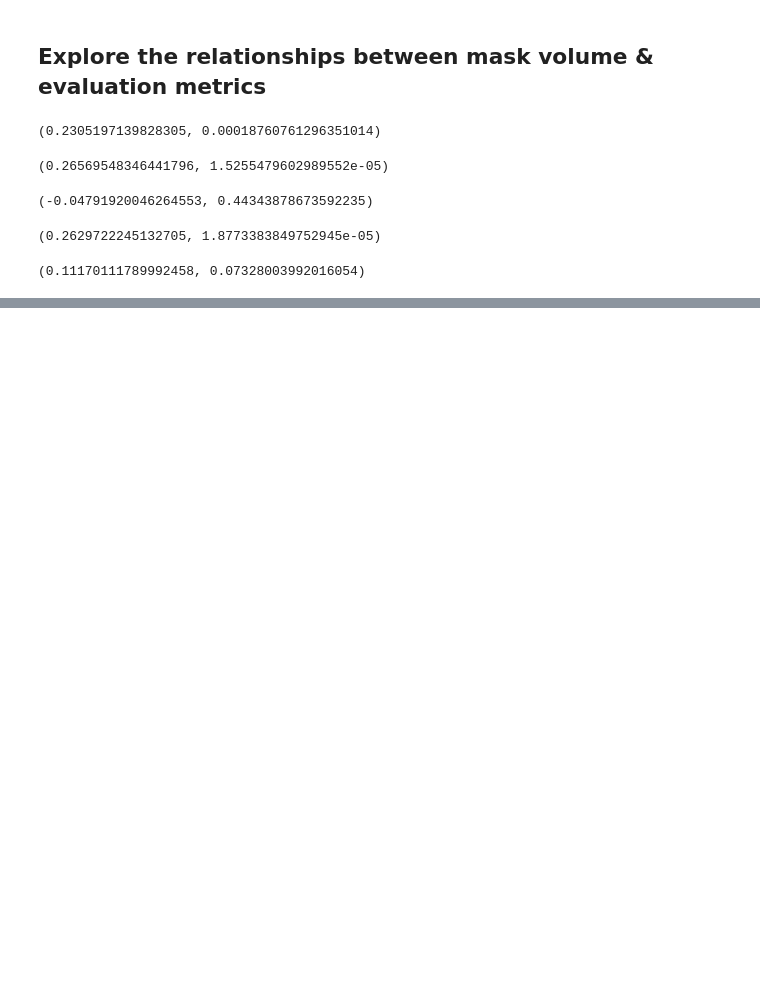
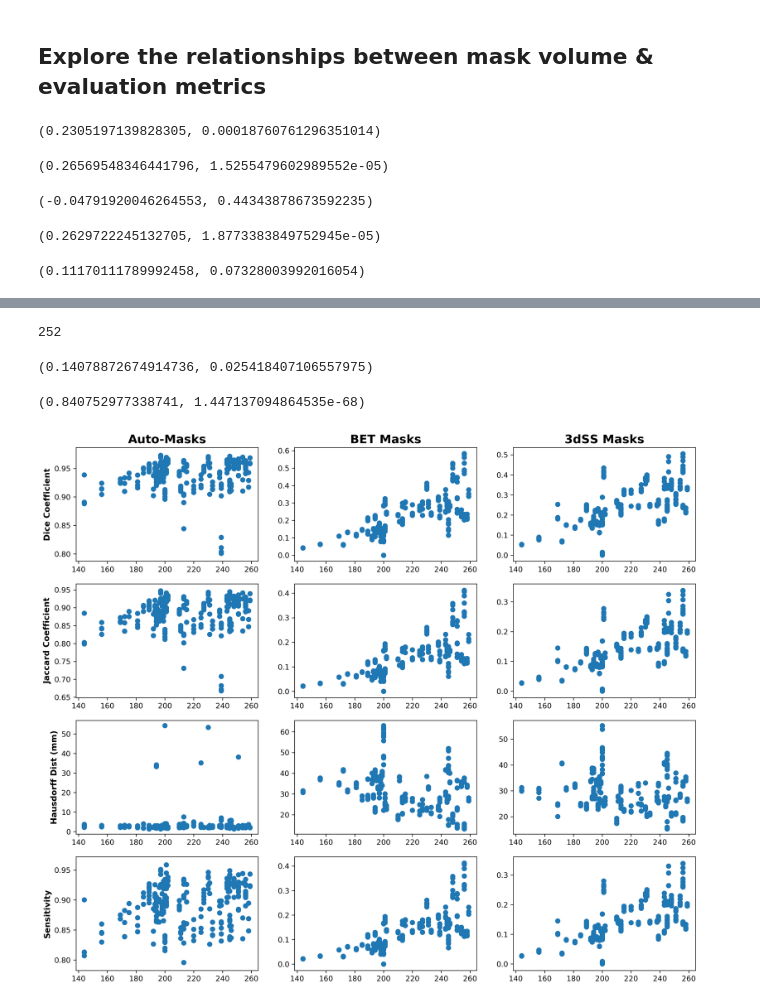
Before and after one commit to saigerutherford/fetal-code, a Jupyter notebook: figures/MedPy_Metrics.ipynb, the cells around one changed output, grey strips where cells are left out. Cells and saved outputs as stored; diff of their text form; code cells hidden in the pictures; blank space fills up the shorter version.

Commit message:
figure update

```diff
--- a/figures/MedPy_Metrics.ipynb
+++ b/figures/MedPy_Metrics.ipynb
@@ -333,0 +343,4 @@ stats.pearsonr(testmerge['MaskVolume'], testmerge['Pred_Specificity'])
+# %%
+age = pd.read_csv('All_Age.csv')
+# %%
+metrics = pd.read_csv('All_Metrics2.csv')
@@ -333,0 +360,2 @@ stats.pearsonr(testmerge['MaskVolume'], testmerge['Pred_Specificity'])
+# %%
+age_metrics = pd.merge(age, metrics, how='inner')
@@ -333,0 +376,64 @@ stats.pearsonr(testmerge['MaskVolume'], testmerge['Pred_Specificity'])
+# %%
+age_metrics.dropna(inplace=True)
+# %%
+len(age_metrics)
+# %% [output]
+252
+# %%
+stats.pearsonr(age_metrics['Age'], age_metrics['Pred_Dice'])
+# %% [output]
+(0.14078872674914736, 0.025418407106557975)
+# %%
+stats.pearsonr(age_metrics['Age'], age_metrics['MaskVolume'])
+# %% [output]
+(0.840752977338741, 1.447137094864535e-68)
+# %%
+fig = plt.figure(figsize = (15, 13), dpi=300)
+
+ax1 = fig.add_subplot(4, 3, 1)
+ax1.scatter(age_metrics['Age'], age_metrics['Pred_Dice'])
+ax1.set_title('Auto-Masks',fontdict={'fontsize': 16, 'fontweight': 'bold'})
+ax1.set_ylabel('Dice Coefficient',fontdict={'fontsize': 11, 'fontweight': 'bold'})
+
+ax2 = fig.add_subplot(4, 3, 2)
+ax2.scatter(age_metrics['Age'], age_metrics['BET_Dice'])
+ax2.set_title('BET Masks',fontdict={'fontsize': 16, 'fontweight': 'bold'})
+
+ax3 = fig.add_subplot(4, 3, 3)
+ax3.scatter(age_metrics['Age'], age_metrics['3dSS_Dice'])
+ax3.set_title('3dSS Masks',fontdict={'fontsize': 16, 'fontweight': 'bold'})
+
+ax4 = fig.add_subplot(4, 3, 4)
+ax4.scatter(age_metrics['Age'], age_metrics['Pred_Jaccard'])
+ax4.set_ylabel('Jaccard Coefficient',fontdict={'fontsize': 11, 'fontweight': 'bold'})
+
+ax5 = fig.add_subplot(4, 3, 5)
+ax5.scatter(age_metrics['Age'], age_metrics['BET_Jaccard'])
+
+ax6 = fig.add_subplot(4, 3, 6)
+ax6.scatter(age_metrics['Age'], age_metrics['3dSS_Jaccard'])
+
+ax7 = fig.add_subplot(4, 3, 7)
+ax7.scatter(age_metrics['Age'], age_metrics['Pred_HD(voxels)'])
+ax7.set_ylabel('Hausdorff Dist (mm)',fontdict={'fontsize': 11, 'fontweight': 'bold'})
+
+ax8 = fig.add_subplot(4, 3, 8)
+ax8.scatter(age_metrics['Age'], age_metrics['BET_HD(voxels)'])
+
+ax9 = fig.add_subplot(4, 3, 9)
+ax9.scatter(age_metrics['Age'], age_metrics['3dSS_HD(voxels)'])
+
+ax10 = fig.add_subplot(4, 3, 10)
+ax10.scatter(age_metrics['Age'], age_metrics['Pred_Sensitivity'])
+ax10.set_ylabel('Sensitivity',fontdict={'fontsize': 11, 'fontweight': 'bold'})
+
+ax11 = fig.add_subplot(4, 3, 11)
+ax11.scatter(age_metrics['Age'], age_metrics['BET_Sensitivity'])
+
+ax12 = fig.add_subplot(4, 3, 12)
+ax12.scatter(age_metrics['Age'], age_metrics['3dSS_Sensitivity'])
+
+#plt.show()
+plt.savefig('../../../Desktop/EvalAllAge.png',bbox_inches='tight')
+# %% [output]
+[figure, added]
```
Also changed, not shown: parts of 10 cells of this notebook, 16 other files.
